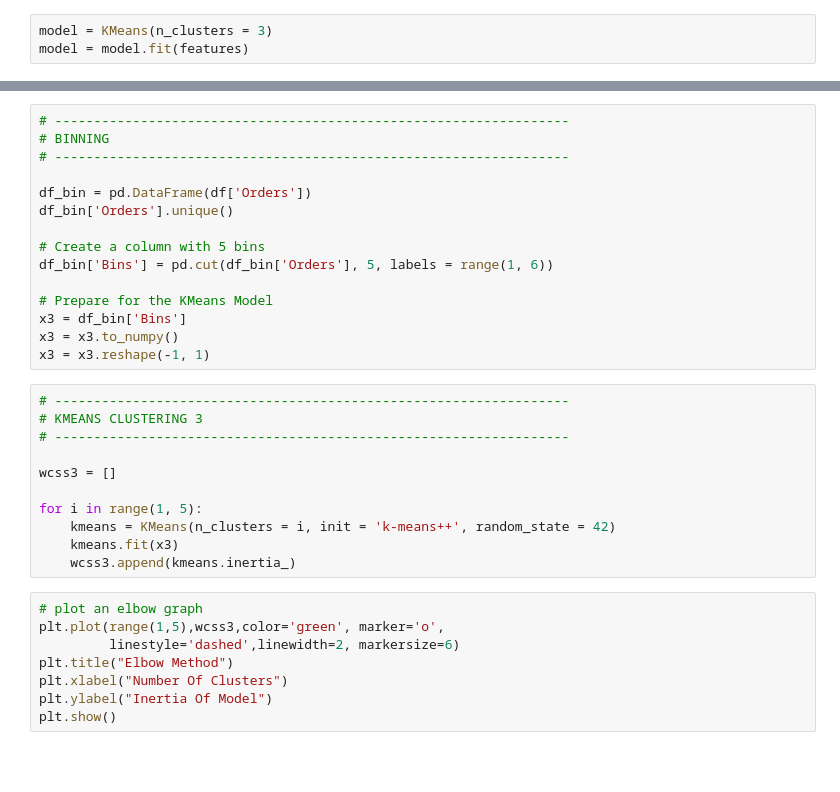
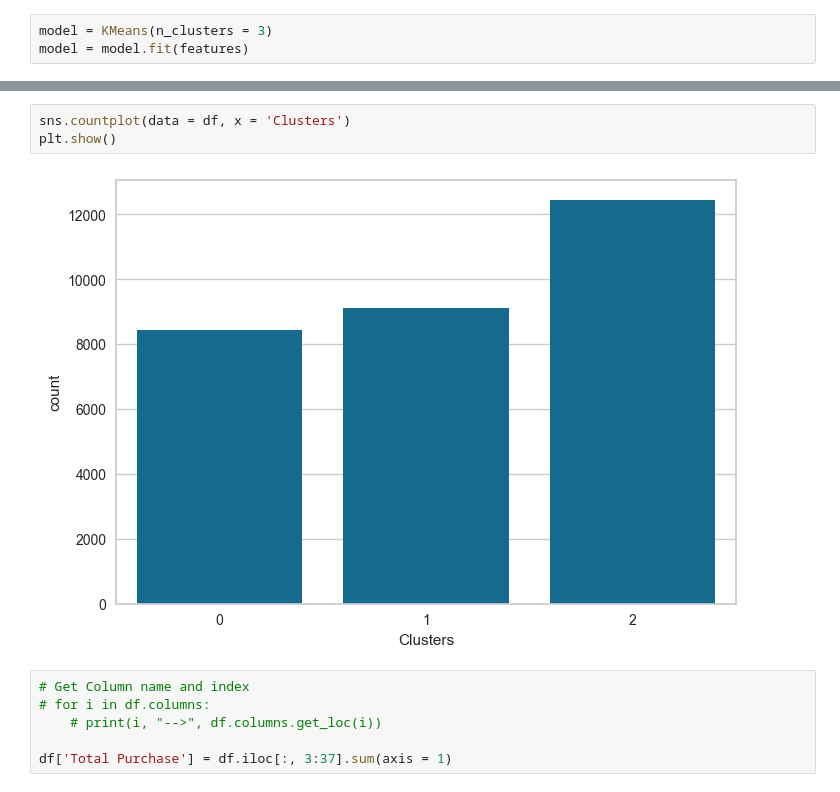
Before and after one commit to AllanMogley/12-Zidio-Projects, a Jupyter notebook: 01 - Projects/01 - Customer Segmentation/cleaner.ipynb, the cells around one changed output, grey strips where cells are left out. Cells and saved outputs as stored; diff of their text form; blank space fills up the shorter version.

Commit message:
Cluster Exploration

```diff
--- a/01 - Projects/01 - Customer Segmentation/cleaner.ipynb
+++ b/01 - Projects/01 - Customer Segmentation/cleaner.ipynb
@@ -444,34 +220,11 @@ plt.show()
-# %%
-# ------------------------------------------------------------------
-# BINNING
-# ------------------------------------------------------------------
-
-df_bin = pd.DataFrame(df['Orders'])
-df_bin['Orders'].unique()
-
-# Create a column with 5 bins
-df_bin['Bins'] = pd.cut(df_bin['Orders'], 5, labels = range(1, 6))
-
-# Prepare for the KMeans Model
-x3 = df_bin['Bins']
-x3 = x3.to_numpy()
-x3 = x3.reshape(-1, 1)
-# %%
-# ------------------------------------------------------------------
-# KMEANS CLUSTERING 3
-# ------------------------------------------------------------------
-
-wcss3 = []
-
-for i in range(1, 5):
-    kmeans = KMeans(n_clusters = i, init = 'k-means++', random_state = 42)
-    kmeans.fit(x3)
-    wcss3.append(kmeans.inertia_)
-# %%
-# plot an elbow graph
-plt.plot(range(1,5),wcss3,color='green', marker='o',
-         linestyle='dashed',linewidth=2, markersize=6)
-plt.title("Elbow Method")
-plt.xlabel("Number Of Clusters")
-plt.ylabel("Inertia Of Model")
-plt.show()
+# %%
+sns.countplot(data = df, x = 'Clusters')
+plt.show()
+# %% [output]
+[figure, added]
+# %%
+# Get Column name and index
+# for i in df.columns:
+    # print(i, "-->", df.columns.get_loc(i))
+
+df['Total Purchase'] = df.iloc[:, 3:37].sum(axis = 1)
```
Also changed, not shown: parts of 25 cells of this notebook.
